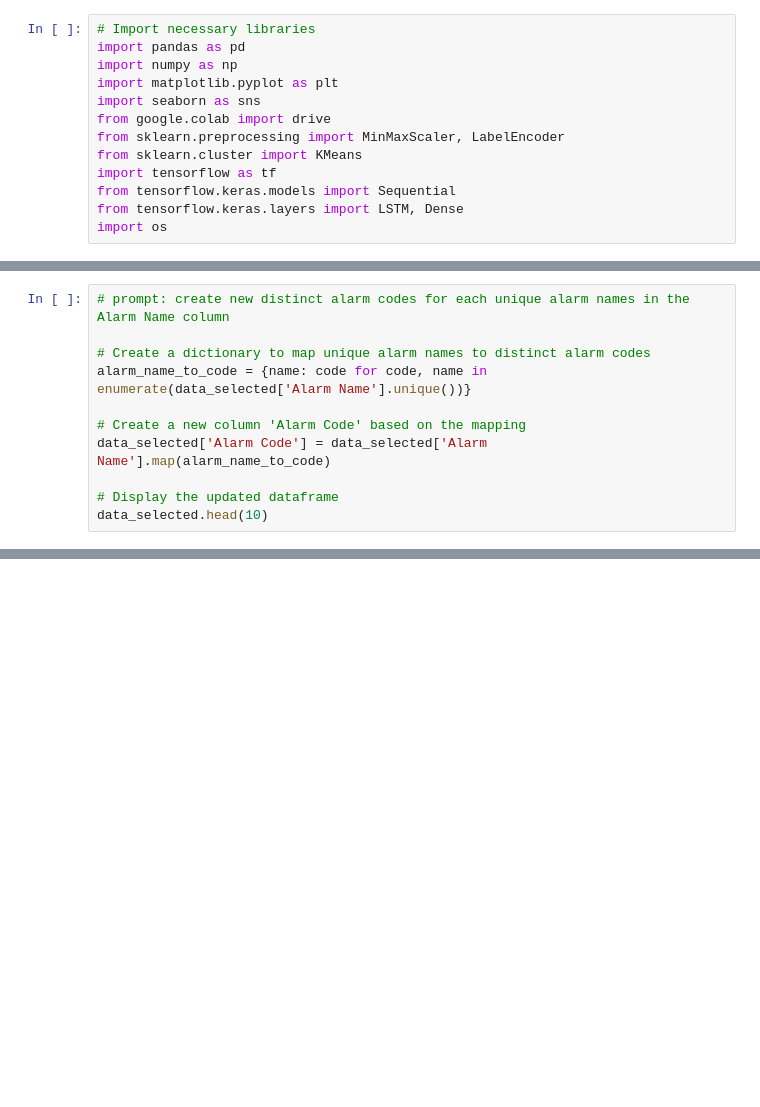
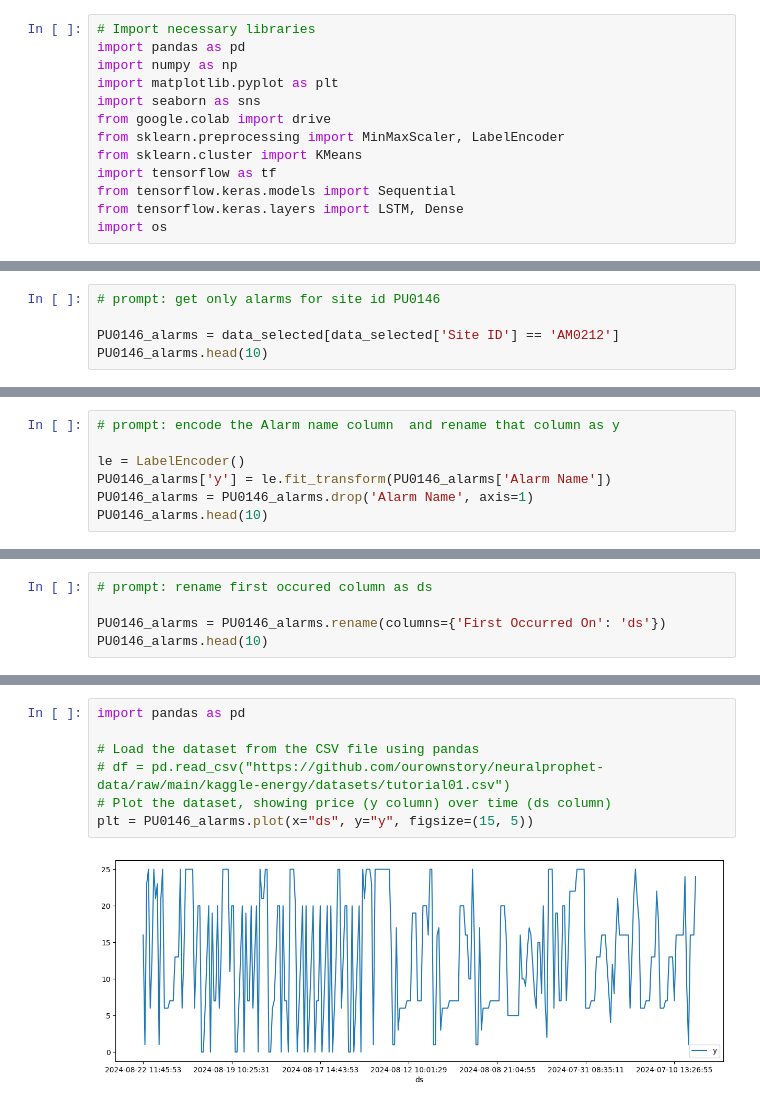
Before and after one commit to geyumi/Predictive-Maintenance-Alarm-Project, a Jupyter notebook: Copy of 4 NeuralProphet for site AM0212.ipynb, the cells around one changed output, grey strips where cells are left out. Saved outputs shown, nothing was run; the diff lists cells and outputs as text; blank space fills up the shorter version.

```diff
--- a/Copy of 4 NeuralProphet for site AM0212.ipynb
+++ b/Copy of 4 NeuralProphet for site AM0212.ipynb
@@ -73,11 +75,0 @@ data_selected.head(10)
-# %%
-# prompt: create new distinct alarm codes for each unique alarm names in the Alarm Name column
-
-# Create a dictionary to map unique alarm names to distinct alarm codes
-alarm_name_to_code = {name: code for code, name in enumerate(data_selected['Alarm Name'].unique())}
-
-# Create a new column 'Alarm Code' based on the mapping
-data_selected['Alarm Code'] = data_selected['Alarm Name'].map(alarm_name_to_code)
-
-# Display the updated dataframe
-data_selected.head(10)
@@ -449,0 +76,5 @@ plt.show()
+# %%
+# prompt: get only alarms for site id PU0146
+
+PU0146_alarms = data_selected[data_selected['Site ID'] == 'AM0212']
+PU0146_alarms.head(10)
@@ -449,0 +93,7 @@ plt.show()
+# %%
+# prompt: encode the Alarm name column  and rename that column as y
+
+le = LabelEncoder()
+PU0146_alarms['y'] = le.fit_transform(PU0146_alarms['Alarm Name'])
+PU0146_alarms = PU0146_alarms.drop('Alarm Name', axis=1)
+PU0146_alarms.head(10)
@@ -449,0 +135,5 @@ plt.show()
+# %%
+# prompt: rename first occured column as ds
+
+PU0146_alarms = PU0146_alarms.rename(columns={'First Occurred On': 'ds'})
+PU0146_alarms.head(10)
@@ -449,0 +152,9 @@ plt.show()
+# %%
+import pandas as pd
+
+# Load the dataset from the CSV file using pandas
+# df = pd.read_csv("https://github.com/ourownstory/neuralprophet-data/raw/main/kaggle-energy/datasets/tutorial01.csv")
+# Plot the dataset, showing price (y column) over time (ds column)
+plt = PU0146_alarms.plot(x="ds", y="y", figsize=(15, 5))
+# %% [output]
+[figure, added]
```
Also changed, not shown: parts of 29 cells of this notebook.
